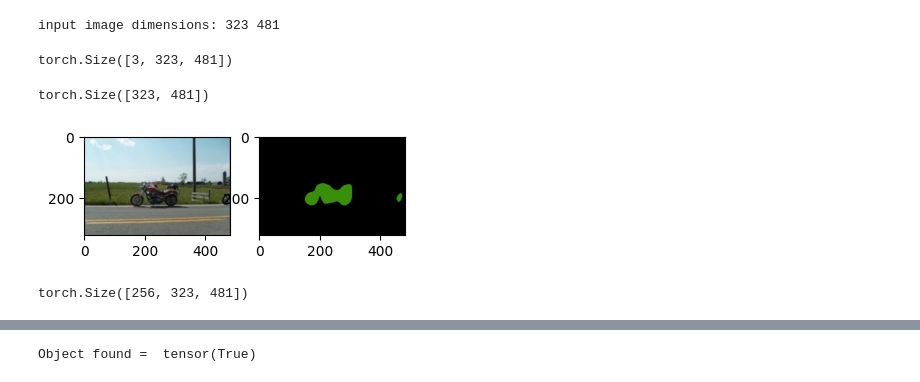
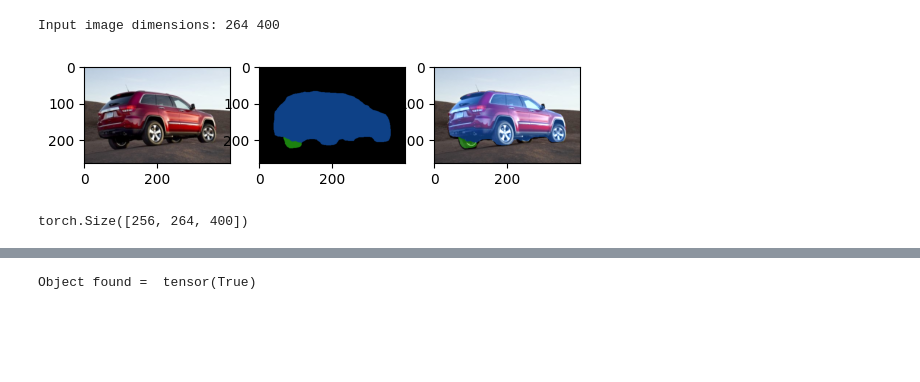
Before and after one commit to kandreou21/segmentation, a Jupyter notebook: DeepLabV3.ipynb, the cells around one changed output, grey strips where cells are left out. Drawn from its saved outputs; the diff is of its cells as text; code cells hidden in the pictures; blank space fills up the shorter version.

```diff
--- a/DeepLabV3.ipynb
+++ b/DeepLabV3.ipynb
@@ -5,32 +5,38 @@ from torchvision import transforms
 import numpy as np
 from PIL import Image
 import matplotlib.pyplot as plt
-import matplotlib.colors as mcolors
+import cv2
+from sklearn.decomposition import PCA
+from sklearn.metrics import silhouette_score
+from sklearn.metrics.pairwise import euclidean_distances
+from sklearn.cluster import KMeans
+from sklearn.preprocessing import MinMaxScaler
+from collections import OrderedDict
+from diptest import diptest
+from scipy.sparse import lil_matrix
+import networkx as nx
 
 
 model = torchvision.models.segmentation.deeplabv3_resnet101(weights='DeepLabV3_ResNet101_Weights.DEFAULT')
-# or any of these variants
-# model = torch.hub.load('pytorch/vision:v0.10.0', 'deeplabv3_resnet101', weights='DeepLabV3_ResNet101_Weights.DEFAULT')
 model.eval() #sets model in evaluation mode
 
-filename = "testset/motorcycle.jpg"
+filename = "testset/car.jpg"
 input_image = Image.open(filename)
-# input_image = input_image.resize([200, 200]) # for large images
+scale_percent = 1
+input_image = input_image.resize((int(input_image.width*scale_percent), int(input_image.height*scale_percent))) # Resize for large images
 input_image = input_image.convert("RGB")
 
 W, H = input_image.size
-print("input image dimensions:", H, W)
+print("Input image dimensions:", H, W)
 # %% [output]
-input image dimensions: 323 481
+Input image dimensions: 264 400
 # %%
 # The images have to be loaded in to a range of [0, 1] and then normalized using the following mean and std
 preprocess = transforms.Compose([
     transforms.ToTensor(),
     transforms.Normalize(mean=[0.485, 0.456, 0.406], std=[0.229, 0.224, 0.225]),
 ])
-
 input_tensor = preprocess(input_image)
-display(input_tensor.shape)
 input_batch = input_tensor.unsqueeze(0) # create a mini-batch as expected by the model(adds 1 more dimension to tensor)
 
 # move the input and model to GPU for speed if available
@@ -41,33 +47,46 @@ if torch.cuda.is_available():
 with torch.no_grad():
     output = model(input_batch)['out'][0]
 output_predictions = output.argmax(0)  # To get the maximum prediction of each class
-display(output_predictions.shape)
-# %% [output]
-torch.Size([3, 323, 481])
-torch.Size([323, 481])
 # %%
 # create a color pallette, selecting a color for each class
 def get_colors():
     palette = torch.tensor([np.random.randint(0, 256), np.random.randint(0, 256), np.random.randint(0, 256)])
     colors = torch.as_tensor([i for i in range(50)])[:, None] * palette
     colors = (colors % 255).numpy().astype("uint8")
 
     return colors
 
+
+def image_overlay(image, segmented_image):
+    alpha = 1   # transparency for the original image
+    beta = 0.8  # transparency for the segmentation map
+    gamma = 0   # scalar added to each sum
+
+    image = np.array(image)
+    if isinstance(segmented_image, Image.Image):
+        segmented_image = segmented_image.convert("RGB")
+        segmented_image = np.array(segmented_image)
+
+    cv2.addWeighted(image, alpha, segmented_image, beta, gamma, image)
+
+    return image
+
 random_colors = get_colors()
-colors = random_colors
 
 # plot the semantic segmentation predictions of 21 classes in each color
 deeplab_segmented_image = Image.fromarray(output_predictions.byte().cpu().numpy()).resize(input_image.size)
 deeplab_segmented_image.putpalette(random_colors)
+overlayed_deeplab_image = image_overlay(input_image, deeplab_segmented_image)
 
 plt.subplot(1, 3, 1)
 plt.imshow(input_image)
 plt.subplot(1, 3, 2)
 plt.imshow(deeplab_segmented_image)
+plt.subplot(1, 3, 3)
+plt.imshow(overlayed_deeplab_image)
 plt.show()
 # %% [output]
-[figure, old version]
+[figure, new version]
 # %%
 # retrieving aspp layer features
 def get_aspp_features():
@@ -78,7 +97,6 @@ def get_aspp_features():
     return aspp_features.squeeze(0)
 
 aspp_features = get_aspp_features()
-#display(aspp_features)
 display(aspp_features.shape)
 # %% [output]
-torch.Size([256, 323, 481])
+torch.Size([256, 264, 400])
```
Also changed, not shown: parts of 20 cells of this notebook.
